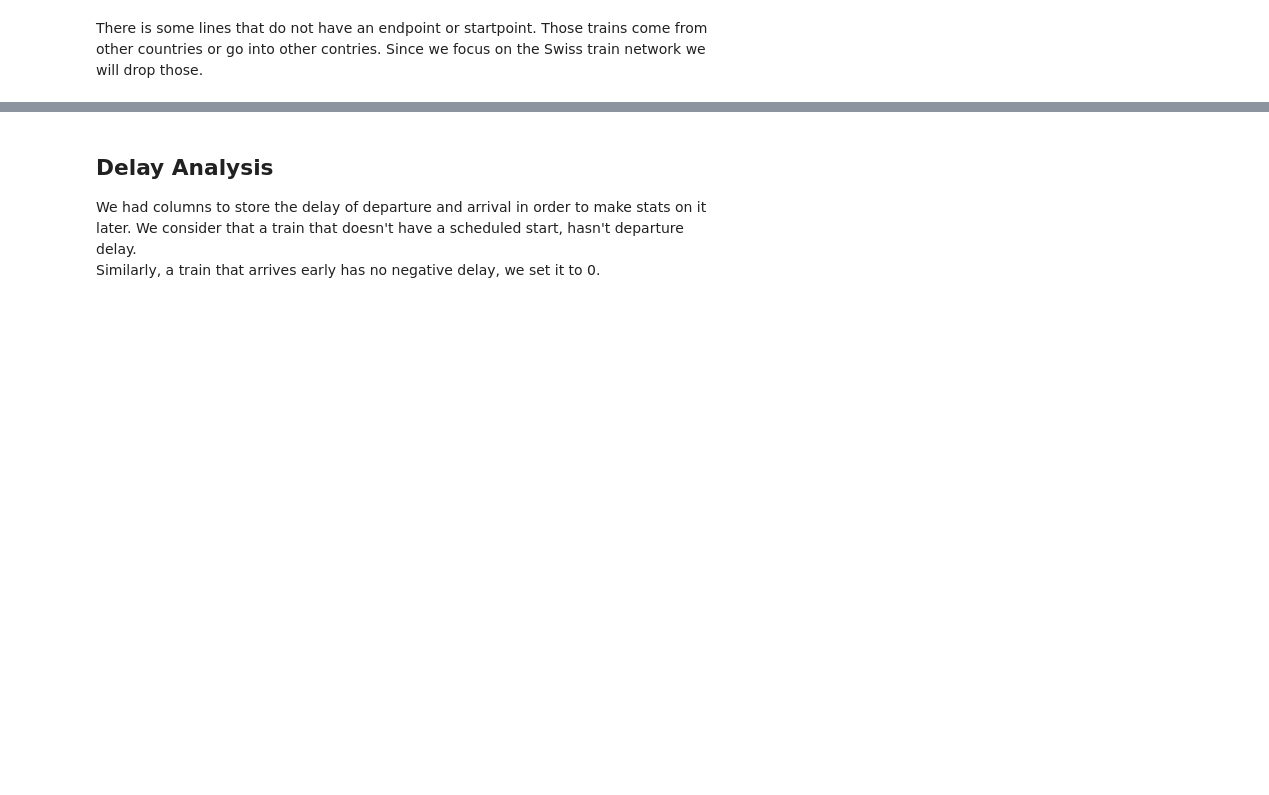
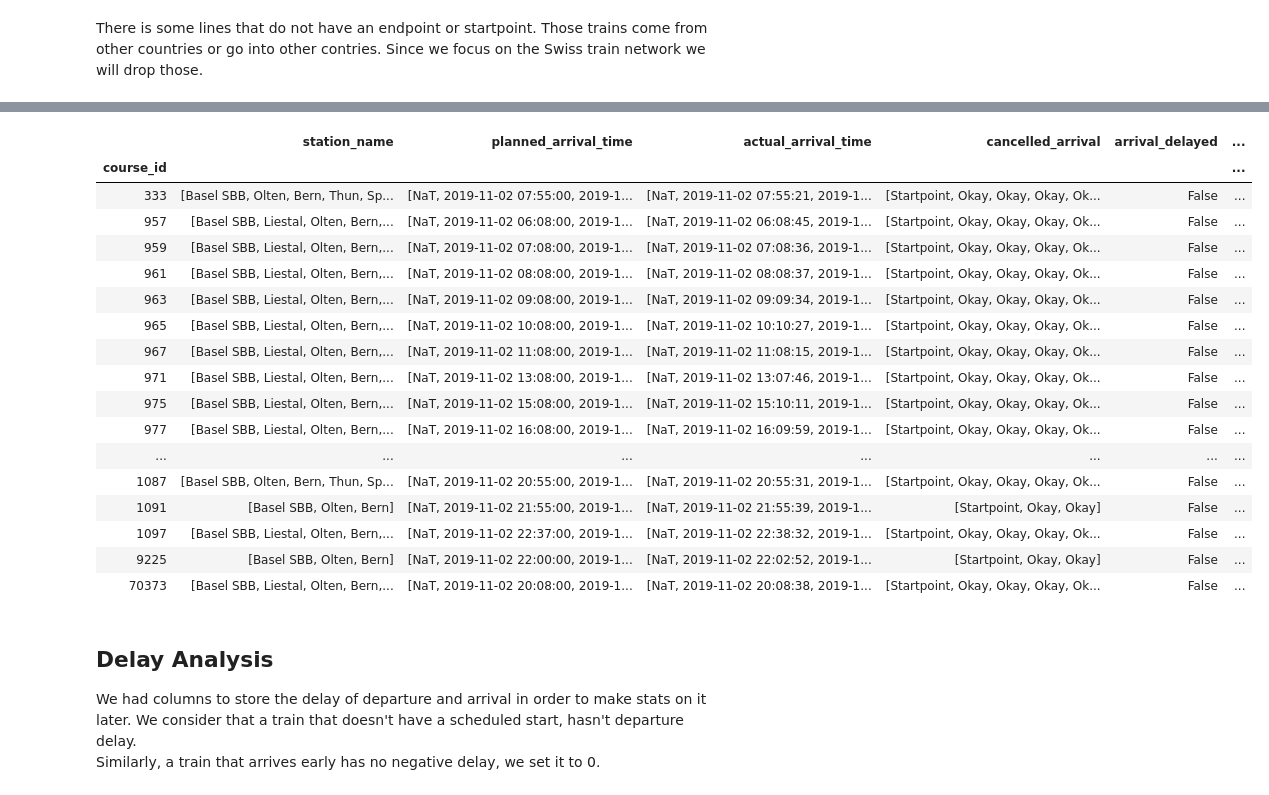
Before and after one commit to dimitriLallement/ADA-Project-2019, a Jupyter notebook: Project1.ipynb, the cells around one changed output, grey strips where cells are left out. Drawn from its saved outputs; the diff is of its cells as text; code cells hidden in the pictures; blank space fills up the shorter version.

```diff
--- a/Project1.ipynb
+++ b/Project1.ipynb
@@ -278,0 +245,39 @@ hello
+# %%
+#we need to get station list
+station_departure = "Basel SBB"#input('Enter the name of your current station:')
+station_arrival="Bern"#input('Enter the name of your destination station:')Liestal
+
+def contain_or_not(list_of_words): #function to know wheter a line contains the stations of the user in the good order
+    contains= [True,0]
+    if station_departure in list_of_words:
+        b=list_of_words[list_of_words.index(station_departure):]
+        if station_arrival in b:
+            contains= [True,list_of_words.index(station_departure)]
+        else:
+            contains= [False, None]
+    else:
+        contains=[False, None]
+
+    return contains
+
+f=dfline['station_name'].apply(contain_or_not)
+
+f=f.tolist()
+f2 = [item[0] for item in f]
+f3=[item[1] for item in f]#usefull to get the planned departure time and actual departure time
+f3= [incom for incom in f3 if str(incom) != 'None'] #might be useffull to drop na's
+g=dfline[f2]#list of all lines that contain departure and arrival station in the good order.
+departure_times_list=[]
+#for i, j in enumerate(f3):
+#    departure_times_list.append(g['planned_departure_time'][i][j])   #need to make this function work to get what are the departure times
+
+
+now= datetime.datetime.now() #we need current time to know what times are usefull to use
+if g.shape[0]>0:     #test if everything is all right
+    print("hello")
+else:
+   print("Enter valid station names please.")
+if (now>g.iloc[3]["planned_departure_time"][0]):
+    print(now)
+g #g is alright
+# %% [output]
@@ -279,3 +286,21 @@ hello
+|  | station_name | planned_arrival_time | actual_arrival_time | cancelled_arrival | arrival_delayed | ... |
+| course_id |  |  |  |  |  | ... |
+| 333 | [Basel SBB, Olten, Bern, Thun, Sp... | [NaT, 2019-11-02 07:55:00, 2019-1... | [NaT, 2019-11-02 07:55:21, 2019-1... | [Startpoint, Okay, Okay, Okay, Ok... | False | ... |
+| 957 | [Basel SBB, Liestal, Olten, Bern,... | [NaT, 2019-11-02 06:08:00, 2019-1... | [NaT, 2019-11-02 06:08:45, 2019-1... | [Startpoint, Okay, Okay, Okay, Ok... | False | ... |
+| 959 | [Basel SBB, Liestal, Olten, Bern,... | [NaT, 2019-11-02 07:08:00, 2019-1... | [NaT, 2019-11-02 07:08:36, 2019-1... | [Startpoint, Okay, Okay, Okay, Ok... | False | ... |
+| 961 | [Basel SBB, Liestal, Olten, Bern,... | [NaT, 2019-11-02 08:08:00, 2019-1... | [NaT, 2019-11-02 08:08:37, 2019-1... | [Startpoint, Okay, Okay, Okay, Ok... | False | ... |
+| 963 | [Basel SBB, Liestal, Olten, Bern,... | [NaT, 2019-11-02 09:08:00, 2019-1... | [NaT, 2019-11-02 09:09:34, 2019-1... | [Startpoint, Okay, Okay, Okay, Ok... | False | ... |
+| 965 | [Basel SBB, Liestal, Olten, Bern,... | [NaT, 2019-11-02 10:08:00, 2019-1... | [NaT, 2019-11-02 10:10:27, 2019-1... | [Startpoint, Okay, Okay, Okay, Ok... | False | ... |
+| 967 | [Basel SBB, Liestal, Olten, Bern,... | [NaT, 2019-11-02 11:08:00, 2019-1... | [NaT, 2019-11-02 11:08:15, 2019-1... | [Startpoint, Okay, Okay, Okay, Ok... | False | ... |
+| 971 | [Basel SBB, Liestal, Olten, Bern,... | [NaT, 2019-11-02 13:08:00, 2019-1... | [NaT, 2019-11-02 13:07:46, 2019-1... | [Startpoint, Okay, Okay, Okay, Ok... | False | ... |
+| 975 | [Basel SBB, Liestal, Olten, Bern,... | [NaT, 2019-11-02 15:08:00, 2019-1... | [NaT, 2019-11-02 15:10:11, 2019-1... | [Startpoint, Okay, Okay, Okay, Ok... | False | ... |
+| 977 | [Basel SBB, Liestal, Olten, Bern,... | [NaT, 2019-11-02 16:08:00, 2019-1... | [NaT, 2019-11-02 16:09:59, 2019-1... | [Startpoint, Okay, Okay, Okay, Ok... | False | ... |
+| ... | ... | ... | ... | ... | ... | ... |
+| 1087 | [Basel SBB, Olten, Bern, Thun, Sp... | [NaT, 2019-11-02 20:55:00, 2019-1... | [NaT, 2019-11-02 20:55:31, 2019-1... | [Startpoint, Okay, Okay, Okay, Ok... | False | ... |
+| 1091 | [Basel SBB, Olten, Bern] | [NaT, 2019-11-02 21:55:00, 2019-1... | [NaT, 2019-11-02 21:55:39, 2019-1... | [Startpoint, Okay, Okay] | False | ... |
+| 1097 | [Basel SBB, Liestal, Olten, Bern,... | [NaT, 2019-11-02 22:37:00, 2019-1... | [NaT, 2019-11-02 22:38:32, 2019-1... | [Startpoint, Okay, Okay, Okay, Ok... | False | ... |
+| 9225 | [Basel SBB, Olten, Bern] | [NaT, 2019-11-02 22:00:00, 2019-1... | [NaT, 2019-11-02 22:02:52, 2019-1... | [Startpoint, Okay, Okay] | False | ... |
+| 70373 | [Basel SBB, Liestal, Olten, Bern,... | [NaT, 2019-11-02 20:08:00, 2019-1... | [NaT, 2019-11-02 20:08:38, 2019-1... | [Startpoint, Okay, Okay, Okay, Ok... | False | ... |
 # %% [markdown]
 ## Delay Analysis
 
```
Also changed, not shown: parts of 3 cells of this notebook.
